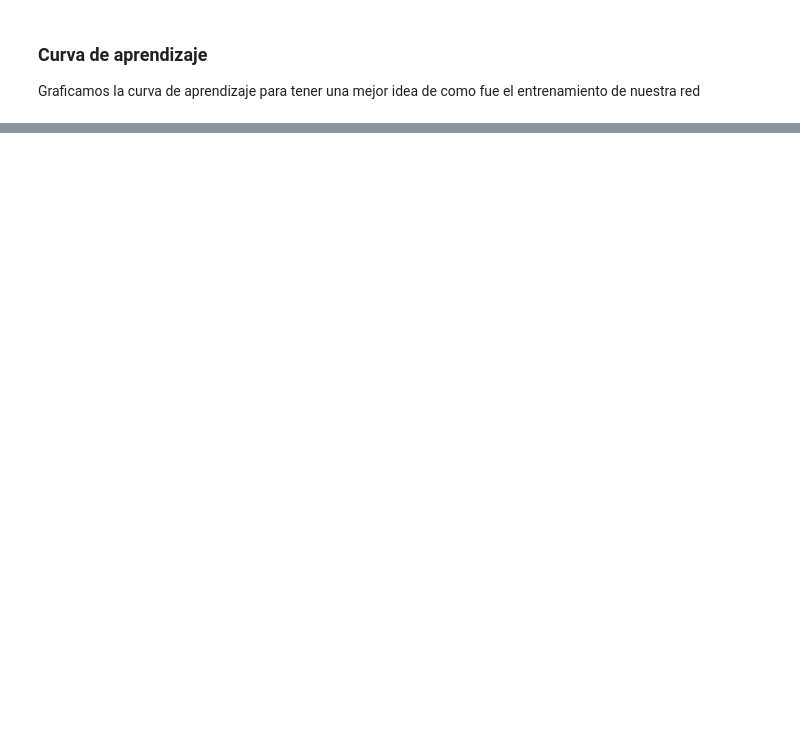
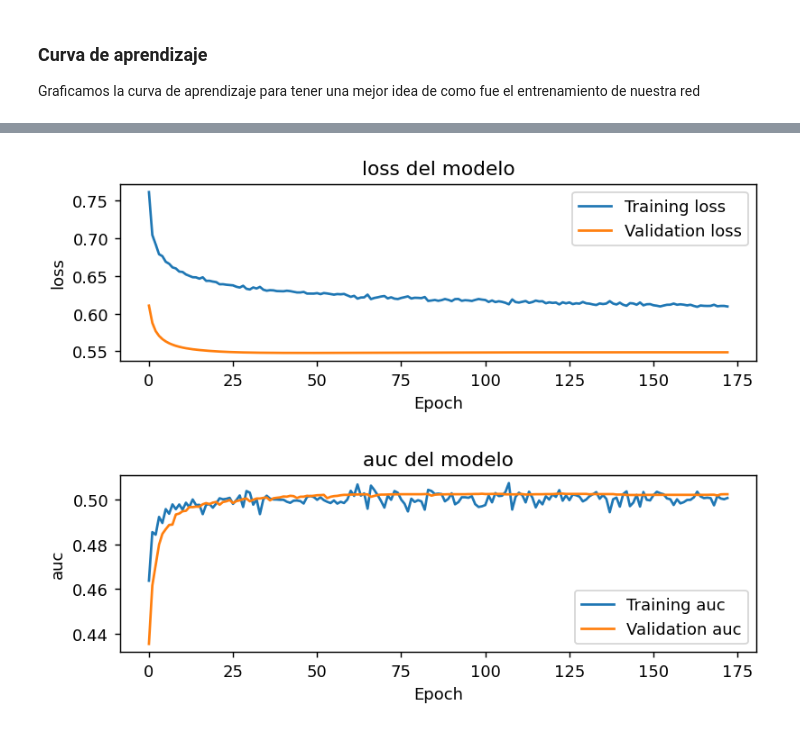
Before and after one commit to juan-roussilian/7506-Organizacion-de-Datos, a Jupyter notebook: TP2/red_neuronal.ipynb, the cells around one changed output, grey strips where cells are left out. Drawn from its saved outputs; the diff is of its cells as text; code cells hidden in the pictures; blank space fills up the shorter version.

```diff
--- a/TP2/red_neuronal.ipynb
+++ b/TP2/red_neuronal.ipynb
@@ -23,15 +25,14 @@ from funciones_auxiliares import traer_datasets, traer_dataset_prediccion_final,
 Definimos el método que generará la red neuronal con una arquitectura constante, la cual tendra dos capas ocultas de 10 y 8 neuronas respectivamente. A su vez, se utilizara la funcion de activación de tangente hiperbólica en las capas ocultas, y una sigmoidea en la capa de output ya que se trata de un problema de clasificación binaria. Por el mismo motivo, la funcion de perdida a optimizar será la cross-entropy.
 El método de regularización a utilizar sera dropout con parametro 1/3 para mantener el modelo lo más simple posible y no sobrecargarlo con computo.
 # %%
-def crear_red(optimizer='SGD'):
+def crear_red(optimizer):
     red_neuronal = Sequential()
-    #, kernel_regularizer=l2(0.001)
-    red_neuronal.add(Dense(8, input_dim=18, activation='tanh'))
+    red_neuronal.add(Dense(8, input_dim=18, activation='tanh', kernel_regularizer=l2(0.001)))
     red_neuronal.add(Dropout(0.25))
-    red_neuronal.add(Dense(5, activation='tanh'))
+    red_neuronal.add(Dense(5, activation='tanh', kernel_regularizer=l2(0.001)))
     red_neuronal.add(Dropout(0.25))
     red_neuronal.add(Dense(1, activation='sigmoid'))
-    red_neuronal.compile(loss="binary_crossentropy", optimizer=optimizer, metrics=[keras.metrics.AUC()])
+    red_neuronal.compile(loss="binary_crossentropy", optimizer=optimizer, metrics=keras.metrics.AUC(name="auc"))
     return red_neuronal
 # %% [markdown]
 ## Modelo con preprocesamiento básico:
@@ -82,0 +95,2 @@ historia = red_n.fit(
+# %%
+early_stopping = EarlyStopping(monitor='val_auc', patience=50, mode='max')
@@ -131,0 +161,3 @@ graficar_matriz_confusion(y_test_binario, y_pred.round())
+# %%
+red_sofisticada = crear_red(keras.optimizers.Adagrad(learning_rate=0.0001))
+red_sofisticada.summary()
@@ -131,0 +183,7 @@ graficar_matriz_confusion(y_test_binario, y_pred.round())
+# %%
+historia_sofisticada = red_sofisticada.fit(
+    X_train.values, y_train_binario, epochs=500,
+    validation_data=(X_test.values, y_test_binario),
+    verbose=1,
+    callbacks=[early_stopping]
+)
@@ -131,0 +208,6 @@ graficar_matriz_confusion(y_test_binario, y_pred.round())
+# %%
+graficar_curva_aprendizaje(historia_sofisticada,'loss')
+graficar_curva_aprendizaje(historia_sofisticada,'auc')
+# %% [output]
+[figure, added]
+[figure, added]
```
Also changed, not shown: parts of 47 cells of this notebook, 1 other file.
